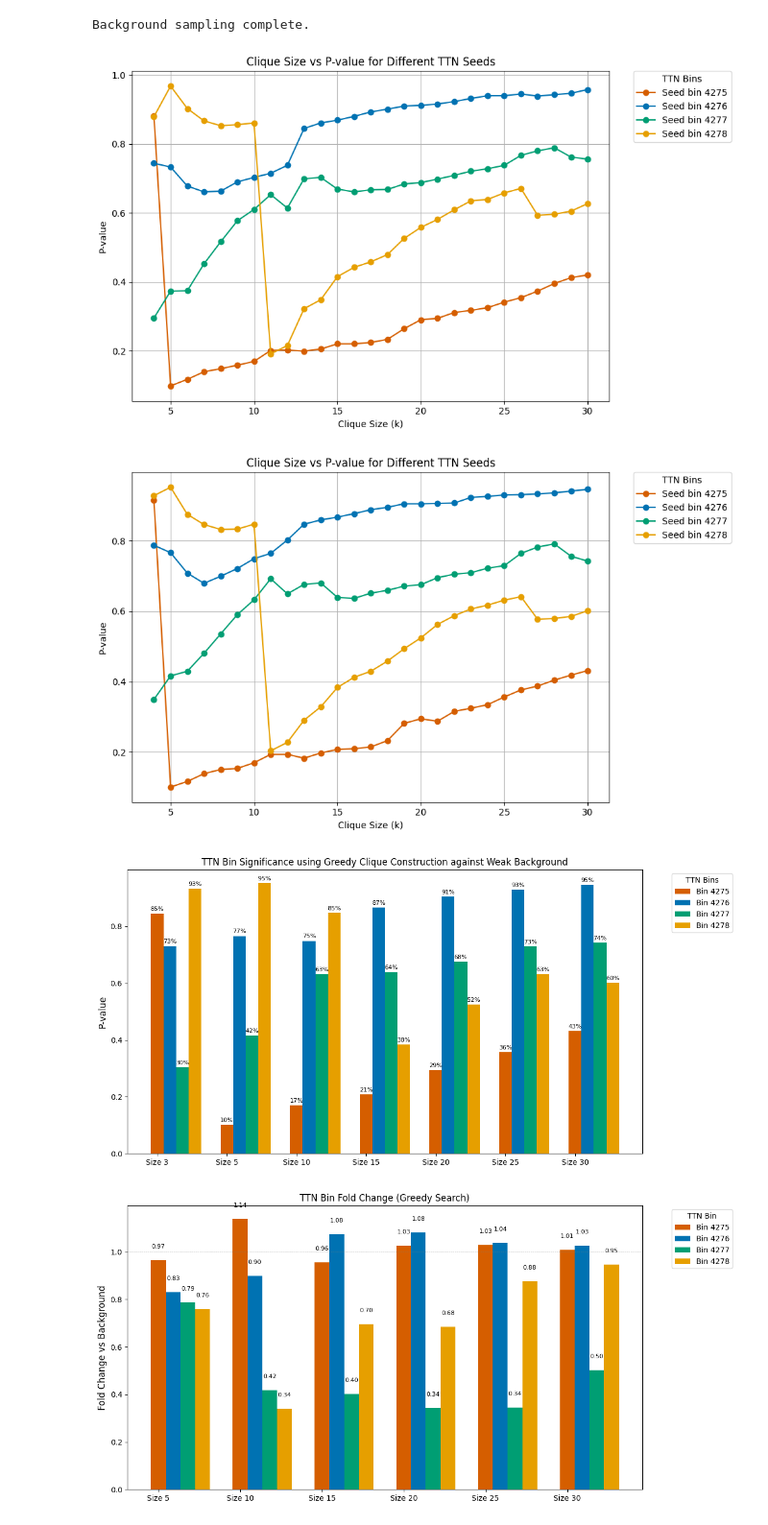
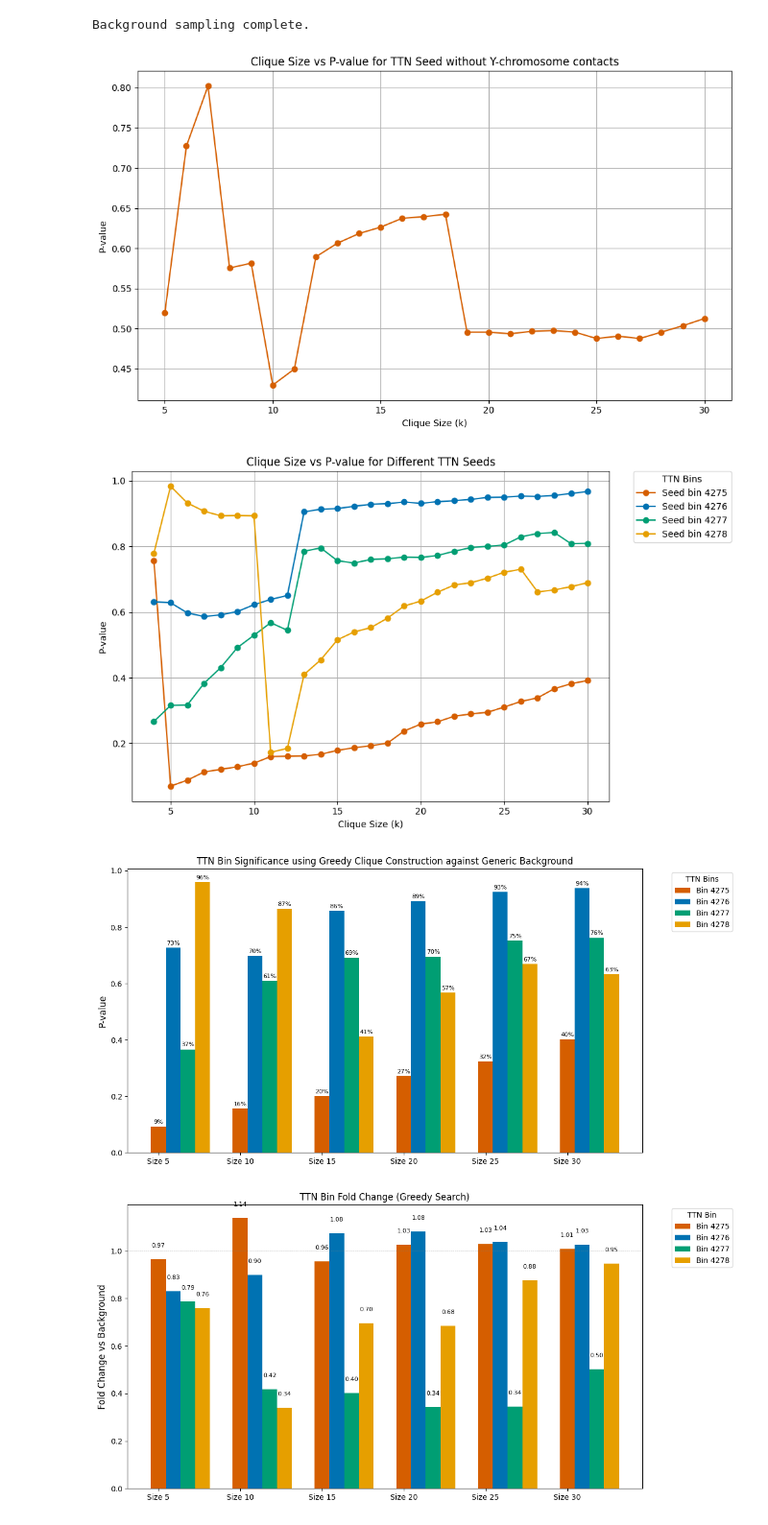
Before and after one commit to ethanoutangoun/chromatin-heart-dev, a Jupyter notebook: ttn_bin_selection.ipynb, the cells around one changed output. Shown at 96% size. Cells and saved outputs as stored; diff of their text form; code cells hidden in the pictures.

```diff
--- a/ttn_bin_selection.ipynb
+++ b/ttn_bin_selection.ipynb
@@ -49,0 +89,11 @@ cf.find_greedy_clique(contact_matrix_zero, 5, TTN_BIN)
+# %%
+# for each bin in the clique, get the chromsome it is on using the bin map
+bin_map = f.load_bin_map(BIN_MAP_PATH)
+bruh = [4275, 24756, 28606, 25726, 22962]
+
+chromosomes = []
+for bin in bruh:
+    chromosomes.append(bin_map.get(bin))
+
+chromosomes = set(chromosomes)
+print(chromosomes)
@@ -83,19 +142,20 @@ import pandas as pd
 import matplotlib.pyplot as plt
 
 TTN_BINS = [4275, 4276, 4277, 4278]
+TTN_BINS = [4275]
 
 # Colorblind-friendly palette
 colors = ['#D55E00', '#0072B2', '#009E73', '#E69F00']
 
 # create a range of 2-30
-clique_sizes = list(range(4, 31))
+clique_sizes = list(range(5, 31))
 
 
 plt.figure(figsize=(10, 6))
 
 for i, seed_bin in enumerate(TTN_BINS):
     # Load CSV
-    df = pd.read_csv(f'greedy_clique_size_optimization_results_seed_{seed_bin}_strong.csv')
+    df = pd.read_csv(f'ttn_bin_comparisons/noY/greedy_clique_size_optimization_results_seed_{seed_bin}_strong.csv')
 
     # Filter to desired clique sizes
     df_filtered = df[df['size'].isin(clique_sizes)]
@@ -111,16 +171,16 @@ for i, seed_bin in enumerate(TTN_BINS):
 
 plt.xlabel('Clique Size (k)')
 plt.ylabel('P-value')
-plt.title('Clique Size vs P-value for Different TTN Seeds')
+plt.title('Clique Size vs P-value for TTN Seed without Y-chromosome contacts')
 plt.grid(True)
 
 # Legend outside the plot (right side)
-plt.legend(title='TTN Bins', bbox_to_anchor=(1.05, 1), loc='upper left', borderaxespad=0.)
+# plt.legend(title='TTN Bin', bbox_to_anchor=(1.05, 1), loc='upper left', borderaxespad=0.)
 
 plt.tight_layout()  # Adjust layout to make room for the legend
 plt.show()
 # %% [output]
-[figure, old version]
+[figure, new version]
 # %%
 import pandas as pd
 import matplotlib.pyplot as plt
@@ -163,13 +223,13 @@ plt.legend(title='TTN Bins', bbox_to_anchor=(1.05, 1), loc='upper left', bordera
 plt.tight_layout()  # Adjust layout to make room for the legend
 plt.show()
 # %% [output]
-[figure, old version]
+[figure, new version]
 # %%
 import pandas as pd
 import matplotlib.pyplot as plt
 
 # Configuration
-clique_sizes = [3, 5, 10, 15, 20, 25, 30]
+clique_sizes = [5, 10, 15, 20, 25, 30]
 ttn_bins = [4275, 4276, 4277, 4278]
 colors = ['#D55E00', '#0072B2', '#009E73', '#E69F00']  # colorblind-friendly
 bar_width = 0.18
@@ -182,40 +242,40 @@ x_labels = []
 for i, size in enumerate(clique_sizes):
     for j, bin_id in enumerate(ttn_bins):
         # Load corresponding CSV
-        df = pd.read_csv(f'greedy_clique_size_optimization_results_seed_{bin_id}_weak.csv')
+        df = pd.read_csv(f'greedy_clique_size_optimization_results_seed_{bin_id}_all.csv')
 
         # Extract p-value for the given size
         row = df[df['size'] == size]
         if row.empty:
             continue
         p = row['p_value'].values[0]
 
         # Convert p-value to percentage for label
         p_percent = f'{p * 100:.0f}%' if pd.notnull(p) else 'N/A'
 
         # Calculate bar position
         x = i + j * bar_width
 
         # Plot the bar
         ax.bar(x, p, color=colors[j], width=bar_width, label=f'Bin {bin_id}' if i == 0 else "")
         ax.text(x, p + 0.01, p_percent, ha='center', fontsize=8)
 
         # Set x-tick info once per bin
         if i == 0:
             xticks.append(j * bar_width + 1.5)
             x_labels.append(f'Bin {bin_id}')
 
 # Final styling
 ax.set_xticks(range(len(clique_sizes)))
 ax.set_xticklabels([f'Size {s}' for s in clique_sizes])
 ax.axhline(0, color='gray', linewidth=0.5)
 ax.set_ylabel('P-value', fontsize=12)
-ax.set_title('TTN Bin Significance using Greedy Clique Construction against Weak Background')
+ax.set_title('TTN Bin Significance using Greedy Clique Construction against Generic Background')
 ax.legend(title='TTN Bins', bbox_to_anchor=(1.05, 1), loc='upper left')
 plt.tight_layout()
 plt.show()
 # %% [output]
-[figure, old version]
+[figure, new version]
 # %%
 import pandas as pd
 import matplotlib.pyplot as plt
```
Also changed, not shown: parts of 11 cells of this notebook, 4 other files.
